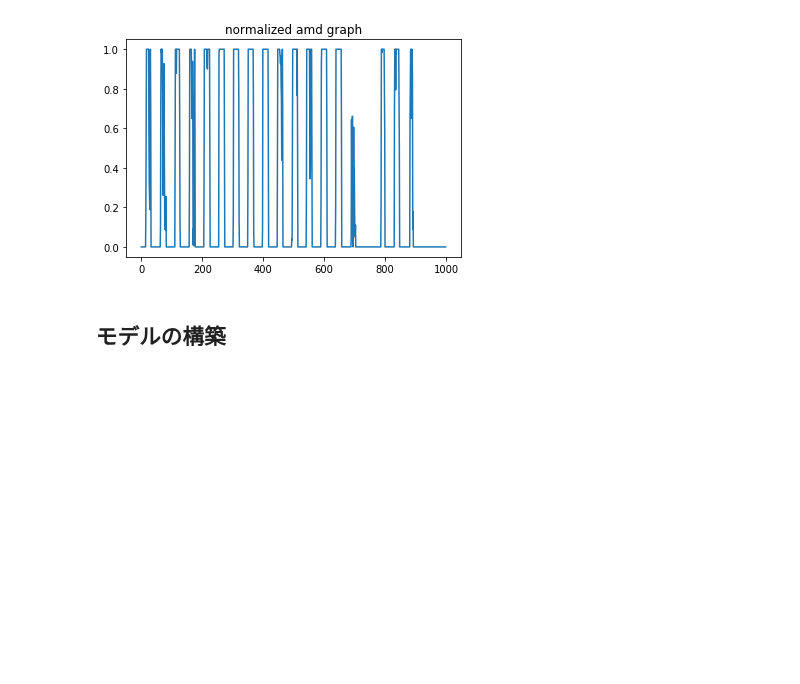
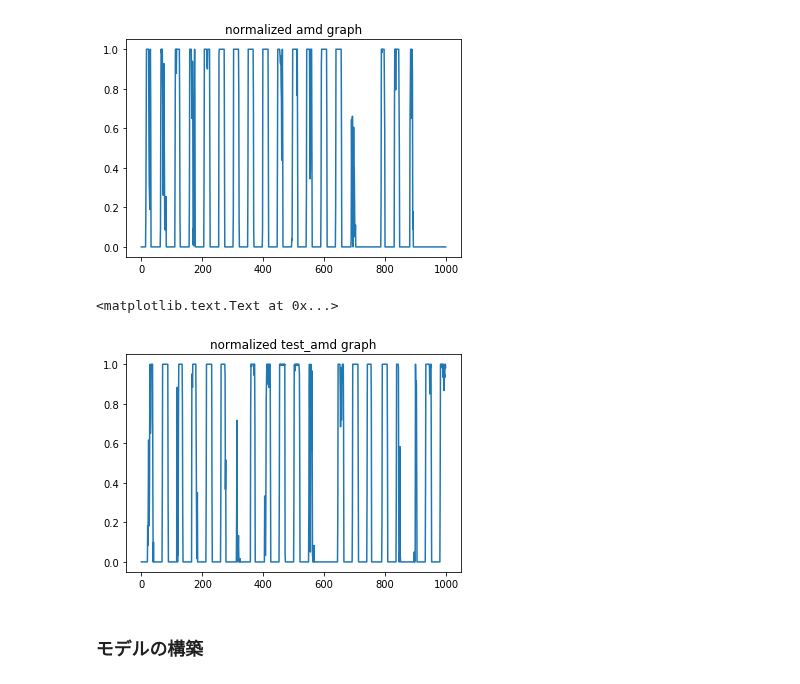
Before and after one commit to gciteam6/predict_amd, a Jupyter notebook: rnn_test.ipynb, the cells around one changed output. Saved outputs shown, nothing was run; the diff lists cells and outputs as text; code cells hidden in the pictures; blank space fills up the shorter version.

```diff
--- a/rnn_test.ipynb
+++ b/rnn_test.ipynb
@@ -129,20 +129,29 @@ test_endID = amd_data[amd_data['datetime'] == pd.to_datetime('2017-3-30 20:00')]
 test_amd_data = list(amd_data['sl'][test_startID:(test_endID+1)])
 # %%
 # rnnに突っ込むための準備
+
+chunk_size = 49
 
 # rnnに突っ込むために正規化しておく
 amd_min, amd_max, normalized_amd = normalize_array(train_amd_data)
 output_min, output_max, normalized_output = normalize_array(train_output_data)
+test_amd_min, test_amd_max, normalized_test_amd = normalize_array(test_amd_data)
 
 #時系列データのリストにする
 input_list = []
-for i in range(0, len(train_amd_data) - 48):
-    input_list.append(normalized_amd[i : i + 49])
+for i in range(0, len(normalized_amd) - chunk_size + 1):
+    input_list.append(normalized_amd[i : i + chunk_size])
 input_list = np.array(input_list)
 
+test_input_list = []
+for i in range(0, len(normalized_test_amd) - chunk_size + 1):
+    test_input_list.append(normalized_test_amd[i : i + chunk_size])
+test_input_list = np.array(test_input_list)
+
 # RNNに突っ込むためにデータを整形
-X = np.array(input_list).reshape(len(input_list), 49, 1)
+X = np.array(input_list).reshape(len(input_list), chunk_size, 1)
 Y = np.array(normalized_output).reshape(len(input_list), 1 )
+X_predict = np.array(test_input_list).reshape(len(test_input_list), chunk_size, 1)
 # %%
 plt.plot(normalized_output[0:1000])
 plt.title("normalized output graph")
@@ -155,7 +164,13 @@ plt.title("normalized amd graph")
 # %% [output]
 <matplotlib.text.Text at 0x...>
 [figure]
+# %%
+plt.plot(normalized_test_amd[0:1000])
+plt.title("normalized test_amd graph")
+# %% [output]
+<matplotlib.text.Text at 0x...>
+[figure, added]
 # %% [markdown]
-## **モデルの構築**
+### **モデルの構築**
 # %% [markdown]
 前日の20時までの山梨県富士河口湖のアメダスの日射量データを用いて翌日の00:00~23:30を予測する
```
Also changed, not shown: parts of 7 cells of this notebook, 4 other files.
